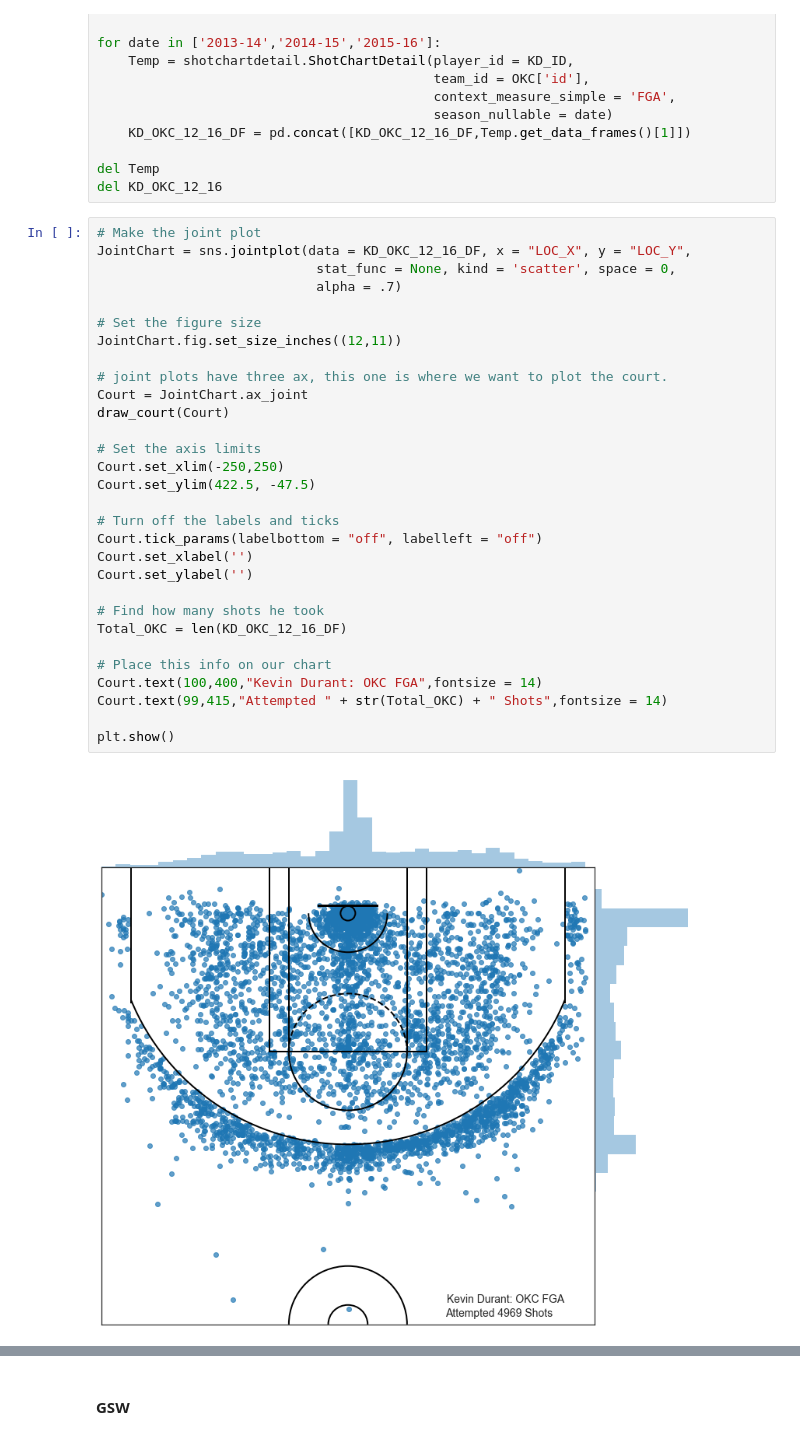
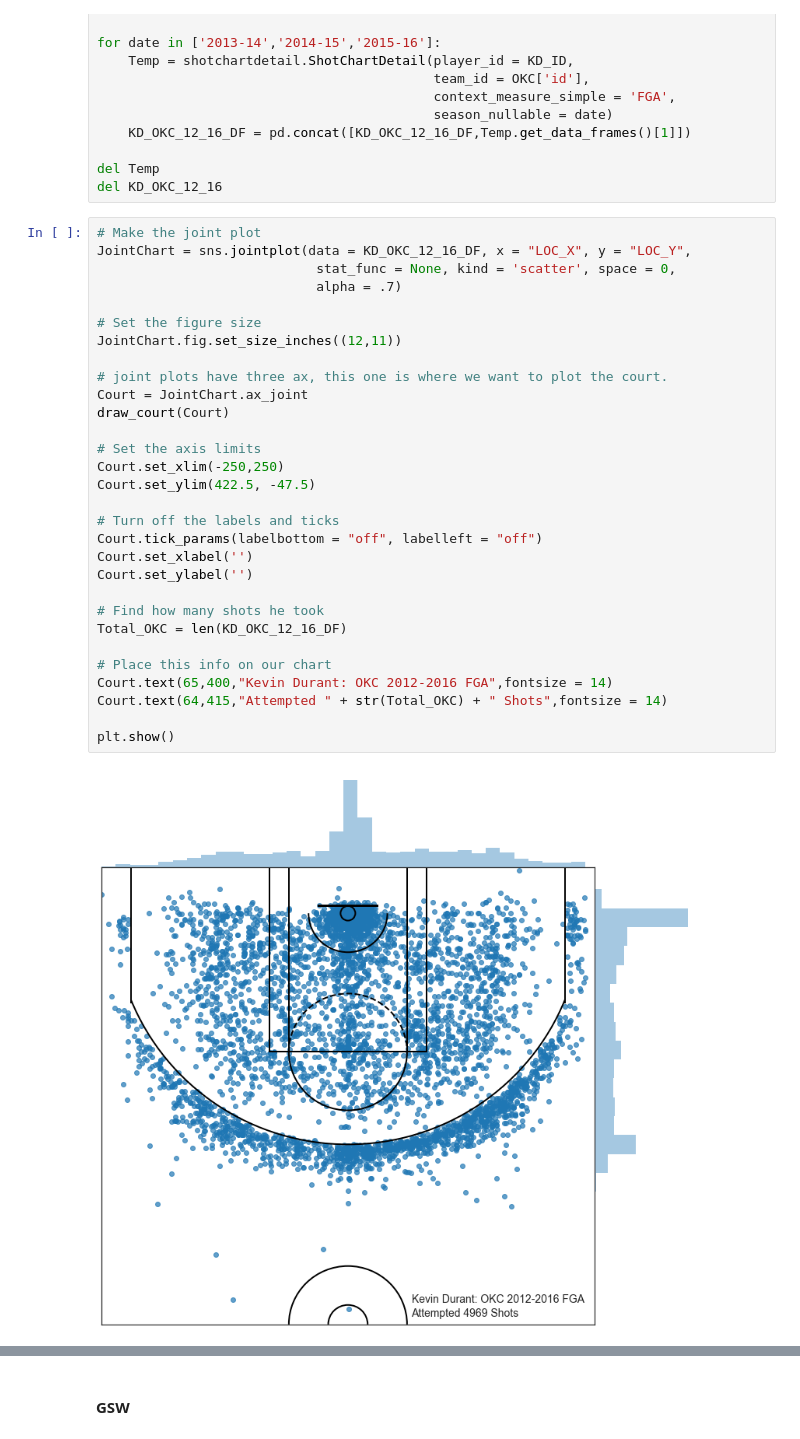
Before and after one commit to matthewosborne71/SportsProjects, a Jupyter notebook: NBA_Shot_Charts/ShotCharts.ipynb, the cells around one changed output, grey strips where cells are left out. Cells and saved outputs as stored; diff of their text form.

```diff
--- a/NBA_Shot_Charts/ShotCharts.ipynb
+++ b/NBA_Shot_Charts/ShotCharts.ipynb
@@ -433,35 +433,35 @@ del KD_OKC_12_16
 # %%
 # Make the joint plot
 JointChart = sns.jointplot(data = KD_OKC_12_16_DF, x = "LOC_X", y = "LOC_Y",
                             stat_func = None, kind = 'scatter', space = 0,
                             alpha = .7)
 
 # Set the figure size
 JointChart.fig.set_size_inches((12,11))
 
 # joint plots have three ax, this one is where we want to plot the court.
 Court = JointChart.ax_joint
 draw_court(Court)
 
 # Set the axis limits
 Court.set_xlim(-250,250)
 Court.set_ylim(422.5, -47.5)
 
 # Turn off the labels and ticks
 Court.tick_params(labelbottom = "off", labelleft = "off")
 Court.set_xlabel('')
 Court.set_ylabel('')
 
 # Find how many shots he took
 Total_OKC = len(KD_OKC_12_16_DF)
 
 # Place this info on our chart
-Court.text(100,400,"Kevin Durant: OKC FGA",fontsize = 14)
-Court.text(99,415,"Attempted " + str(Total_OKC) + " Shots",fontsize = 14)
+Court.text(65,400,"Kevin Durant: OKC 2012-2016 FGA",fontsize = 14)
+Court.text(64,415,"Attempted " + str(Total_OKC) + " Shots",fontsize = 14)
 
 plt.show()
 # %% [output]
-[figure, old version]
+[figure, new version]
 # %%
 # This imports a color map from plt
 cmap = plt.cm.plasma
```
Also changed, not shown: parts of 8 cells of this notebook.
